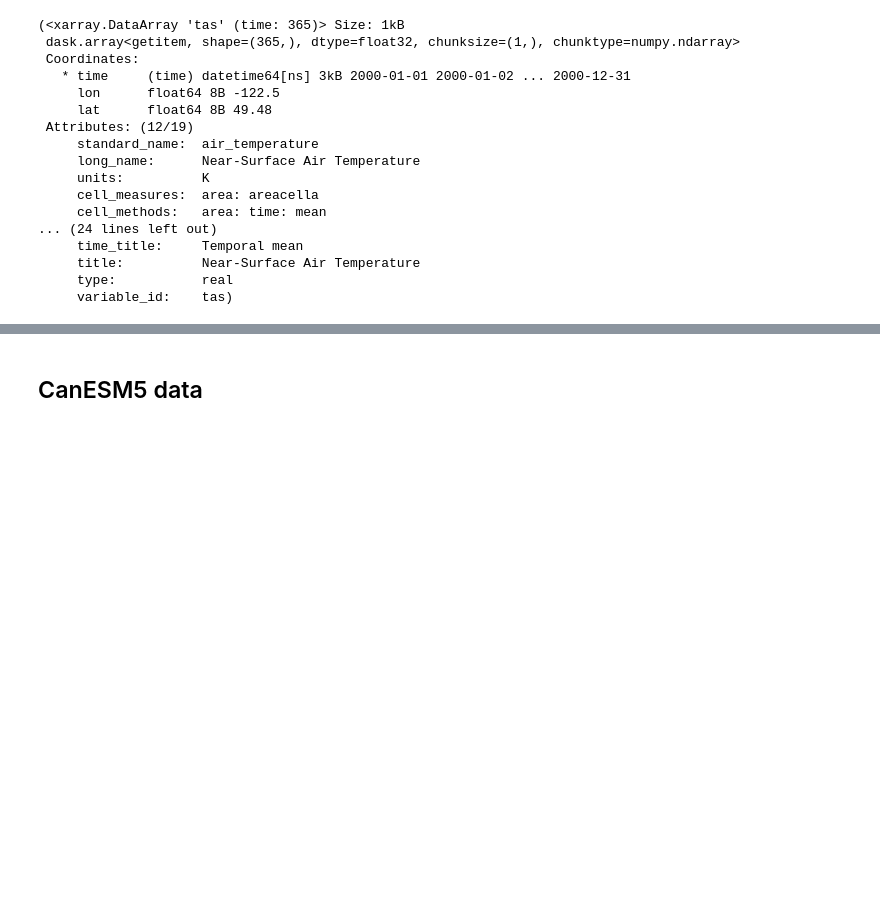
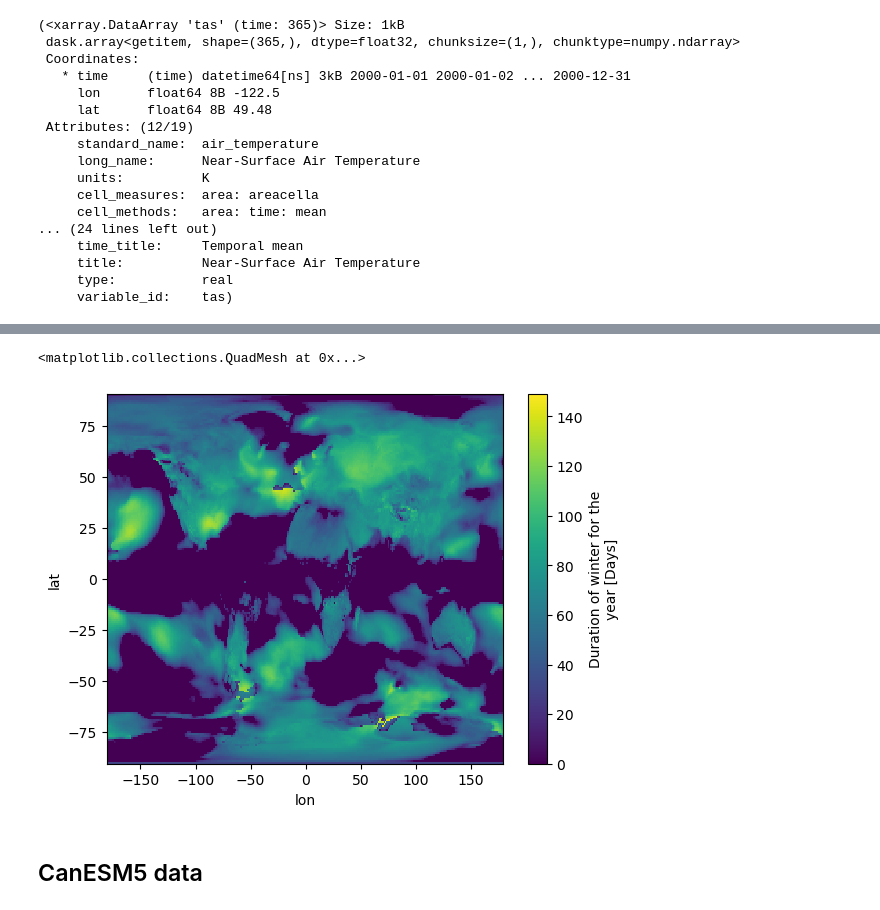
Before and after one commit to tedscott/HeatWaves, a Jupyter notebook: Winter/ProcessCMIP6GlobalWinters.ipynb, the cells around one changed output, grey strips where cells are left out. Saved outputs shown, nothing was run; the diff lists cells and outputs as text; code cells hidden in the pictures; blank space fills up the shorter version.

```diff
--- a/Winter/ProcessCMIP6GlobalWinters.ipynb
+++ b/Winter/ProcessCMIP6GlobalWinters.ipynb
@@ -999,0 +1174,5 @@ curr, nxt
+# %%
+# check it
+filepath = '../../../../Data/CMIP6/CESM2/Winters/2023_CESM2_winter_stats.nc'
+test = xr.open_mfdataset(filepath)
+test
@@ -1000,3 +1194,8 @@ curr, nxt
+# %%
+test.WinterLength.plot()
+# %% [output]
+<matplotlib.collections.QuadMesh at 0x...>
+[figure, added]
 # %% [markdown]
 ## CanESM5 data
 # %% [markdown]
```
Also changed, not shown: parts of 28 cells of this notebook, 2 other files.
